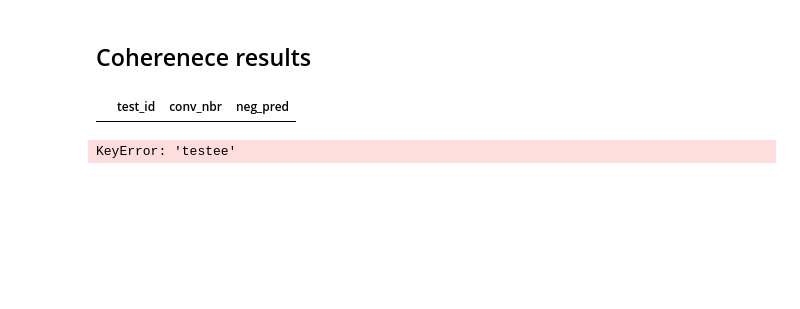
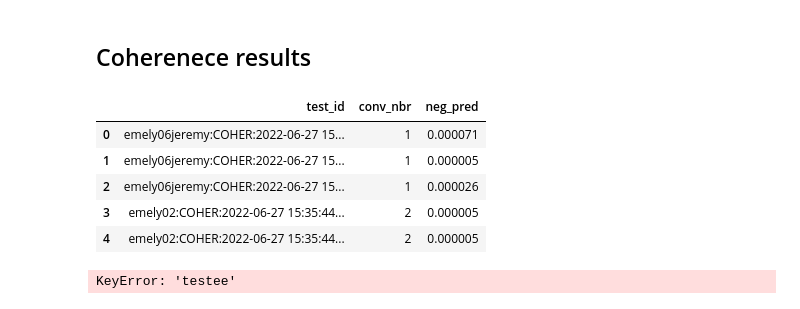
Before and after one commit to NordAxon/GDM-testing, a Jupyter notebook: analysis.ipynb, the cells around one changed output. Saved outputs shown, nothing was run; the diff lists cells and outputs as text; code cells hidden in the pictures; blank space fills up the shorter version.

```diff
--- a/analysis.ipynb
+++ b/analysis.ipynb
@@ -16,8 +34,10 @@ The tables available are
 - VOCSZ_non_frequent_list
 - TOX_results
 # %%
-new_conn = db.connect("test_results.sqlite")
-old_conn = conn = db.connect("old_test_results.sqlite")
-df = pd.read_sql("SELECT * FROM GDMs", new_conn)
-df.head()
+with db.connect("test_results/test_results.sqlite") as conn:
+    df = pd.read_sql("SELECT * FROM GDMs", conn)
+print(df.head())
+with db.connect("test_results/old_test_results.sqlite") as conn:
+    df = pd.read_sql("SELECT * FROM GDMs", conn)
+print(df.head())
 # %% [output]
@@ -35,7 +61,8 @@ The table is strange. Every row is a single word with frequency 1 because "grafa
 - How broad is the vocabulary for each testee?
 - What does the distribution of words look like for each testee. Smooth distplot?
 # %%
-vocsz = pd.read_sql("SELECT * FROM VOCSZ_frequency_list", old_conn)
+with db.connect("test_results/test_results.sqlite") as conn:
+    vocsz = pd.read_sql("SELECT * FROM VOCSZ_frequency_list", conn)
 
 def extract_id(row):
     return row.test_id.split(":")[0]
@@ -84,7 +111,8 @@ LIX: Läsbarhetsindex
 - 50 till 60	Facktexter.
 - Över 60	Svåra facktexter / forskning / avhandlingar.
 # %%
-readind = pd.read_sql("SELECT * FROM READIND_results", new_conn)
+with db.connect("test_results/test_results.sqlite") as conn:
+    readind = pd.read_sql("SELECT * FROM READIND_results", conn)
 readind["testee"] = readind.apply(lambda x: extract_id(x), axis=1)
 readind.head()
 # %% [output]
@@ -113,7 +140,8 @@ readind.groupby(["testee"]).mean().drop(["conv_nbr"], axis=1)
 # %% [markdown]
 ### TOX results
 # %%
-tox = pd.read_sql("SELECT * FROM TOX_results",conn)
+with db.connect("test_results/old_test_results.sqlite") as conn:
+    tox = pd.read_sql("SELECT * FROM TOX_results",conn)
 
 tox["testee"] = tox.apply(lambda x: extract_id(x), axis=1)
 
@@ -134,10 +189,16 @@ ValueError: The truth value of a Series is ambiguous. Use a.empty, a.bool(), a.i
 # %% [markdown]
 ## Coherenece results
 # %%
-coher = pd.read_sql("SELECT * FROM COHER_results", new_conn)
+with db.connect("test_results/old_test_results.sqlite") as conn:
+    coher = pd.read_sql("SELECT * FROM COHER_results", conn)
 coher.head()
 # %% [output]
 |  | test_id | conv_nbr | neg_pred |
+| 0 | emely06jeremy:COHER:2022-06-27 15... | 1 | 0.000071 |
+| 1 | emely06jeremy:COHER:2022-06-27 15... | 1 | 0.000005 |
+| 2 | emely06jeremy:COHER:2022-06-27 15... | 1 | 0.000026 |
+| 3 | emely02:COHER:2022-06-27 15:35:44... | 2 | 0.000005 |
+| 4 | emely02:COHER:2022-06-27 15:35:44... | 2 | 0.000005 |
 # %%
 coher.groupby("testee").mean()
 # %% [output]
```
Also changed, not shown: parts of 12 cells of this notebook, 35 other files.
